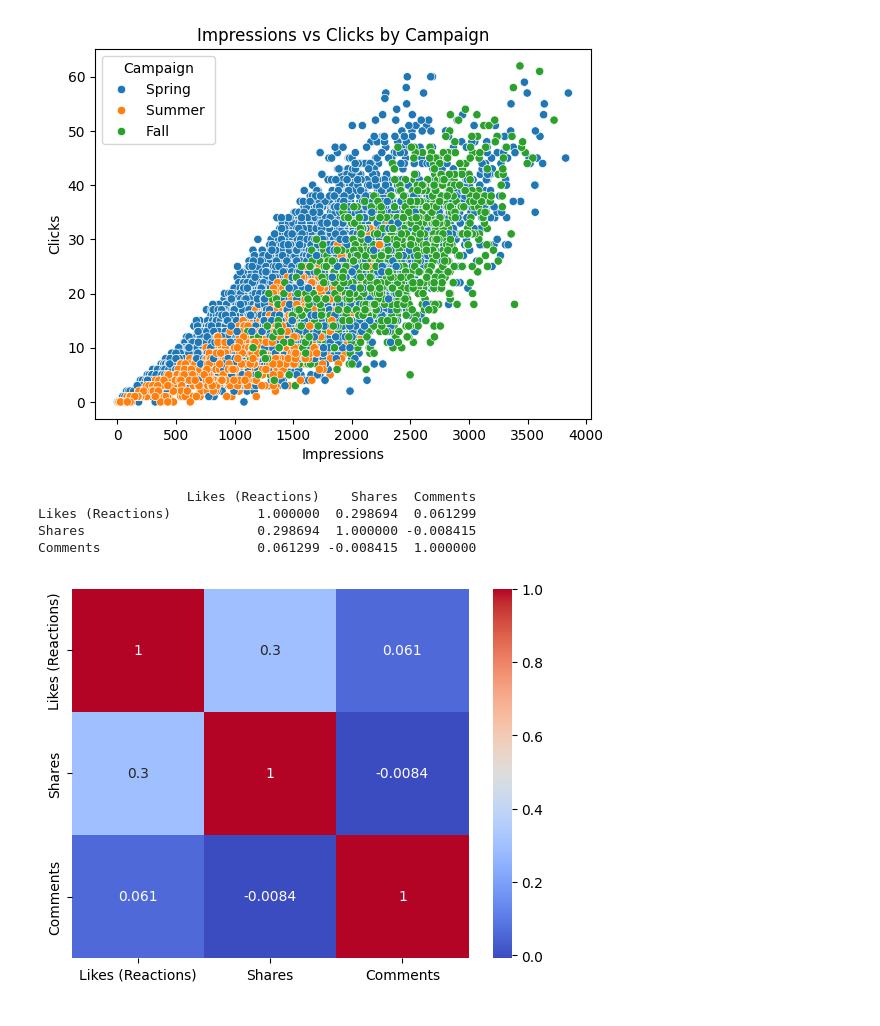
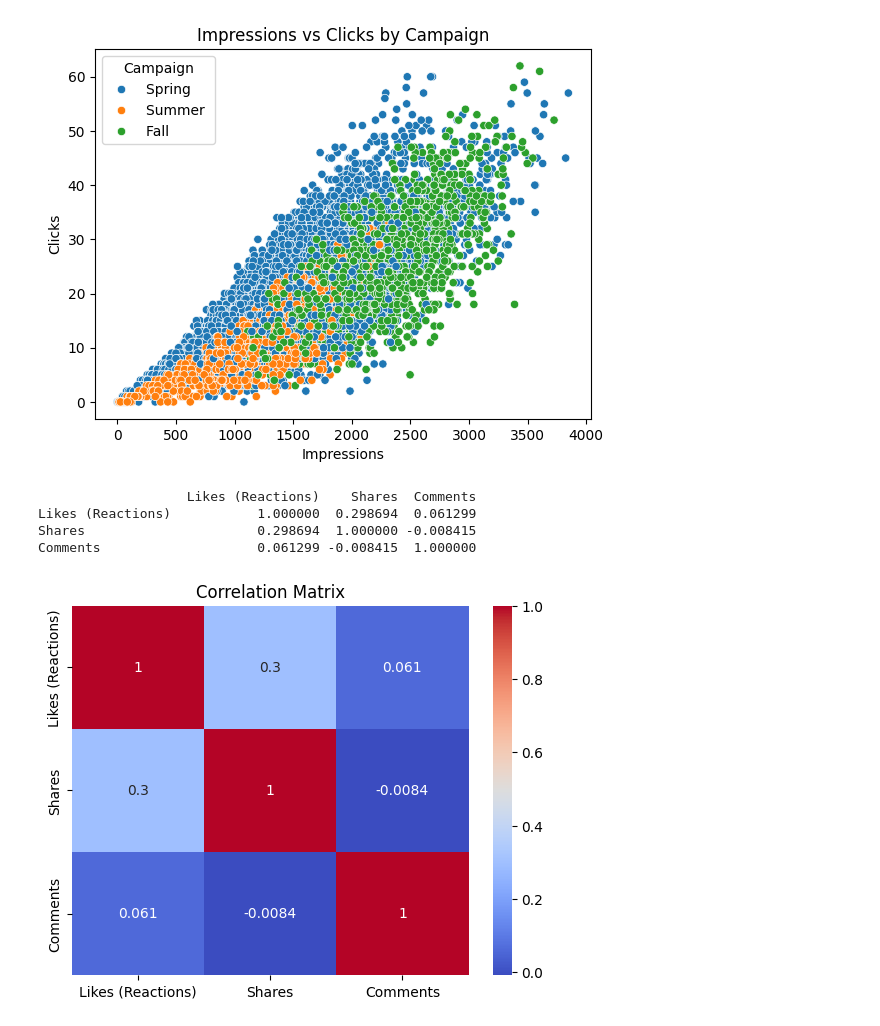
Before and after one commit to Github-sanket07sett/Market-Campaign-Analysis, a Jupyter notebook: Market_Analysis.ipynb, the cells around one changed output. Drawn from its saved outputs; the diff is of its cells as text; code cells hidden in the pictures.

```diff
--- a/Market_Analysis.ipynb
+++ b/Market_Analysis.ipynb
@@ -730,12 +710,13 @@ Name: Impressions, dtype: float64
 # %%
 corr_matrix=df[["Likes (Reactions)", "Shares", "Comments"]].corr()
 print(corr_matrix)
 sns.heatmap(corr_matrix,annot=True,cmap='coolwarm')
+plt.title("Correlation Matrix")
 plt.show()
 #
 # %% [output]
                    Likes (Reactions)    Shares  Comments
 Likes (Reactions)           1.000000  0.298694  0.061299
 Shares                      0.298694  1.000000 -0.008415
 Comments                    0.061299 -0.008415  1.000000
-[figure, old version]
+[figure, new version]
```
Also changed, not shown: parts of 4 cells of this notebook.
